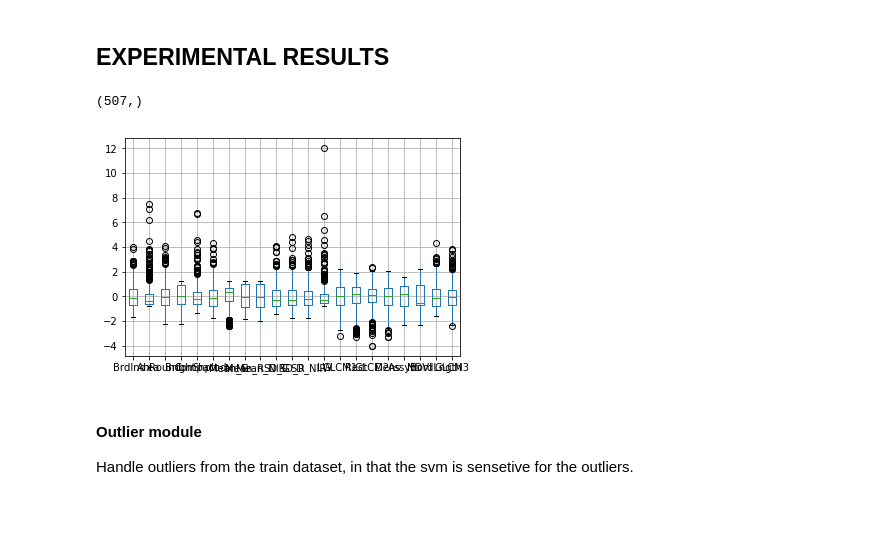
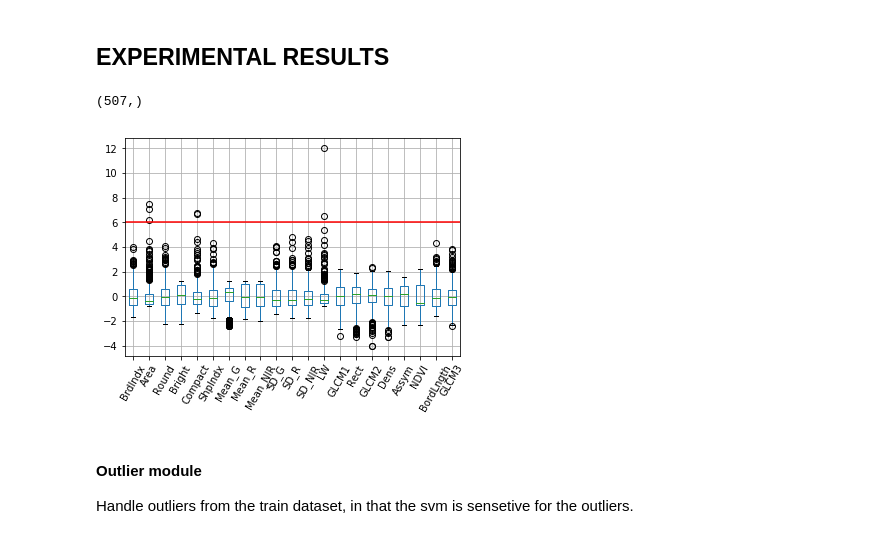
Before and after one commit to alex44jzy/NUS-CI1-CA1, a Jupyter notebook: svm/svmpy.ipynb, the cells around one changed output. Cells and saved outputs as stored; diff of their text form; code cells hidden in the pictures; blank space fills up the shorter version.

```diff
--- a/svm/svmpy.ipynb
+++ b/svm/svmpy.ipynb
@@ -238,29 +252,31 @@ def drawConfusionMatrix(title, cm):
 # %%
 data_train = convertClassToEncodeNumber(data_train, "class", "Y")
 data_test = convertClassToEncodeNumber(data_test, "class", "Y")
 # several sets of data
 # 1:22 ''
 # 22:43 40
 # 43:64 60
 # 64:85 80
 # 85:106 100
 # 106:127 120
 # 127:148 140
 trainX = data_train.iloc[:, 1:22]
 trainY = data_train.iloc[:, -1]
 trainXs = standardScaler(trainX).transform(trainX)
 trainX_scale = pd.DataFrame(trainXs, columns=trainX.columns)
 
 
 testX = data_test.iloc[:, 1:22]
 testY = data_test.iloc[:, -1]
 testX_scale = standardScaler(trainX).transform(testX)
 
-pd.DataFrame(trainX_scale).boxplot()
+bxplot = pd.DataFrame(trainX_scale).boxplot()
+bxplot.xaxis.set_ticklabels(trainX_scale.columns, rotation=60)
+bxplot.axhline(y=6, color='r', linestyle='-')
 trainY.shape
 # %% [output]
 (507,)
-[figure, old version]
+[figure, new version]
 # %% [markdown]
 #### Outlier module
 
```
Also changed, not shown: parts of 14 cells of this notebook, 11 other files.
